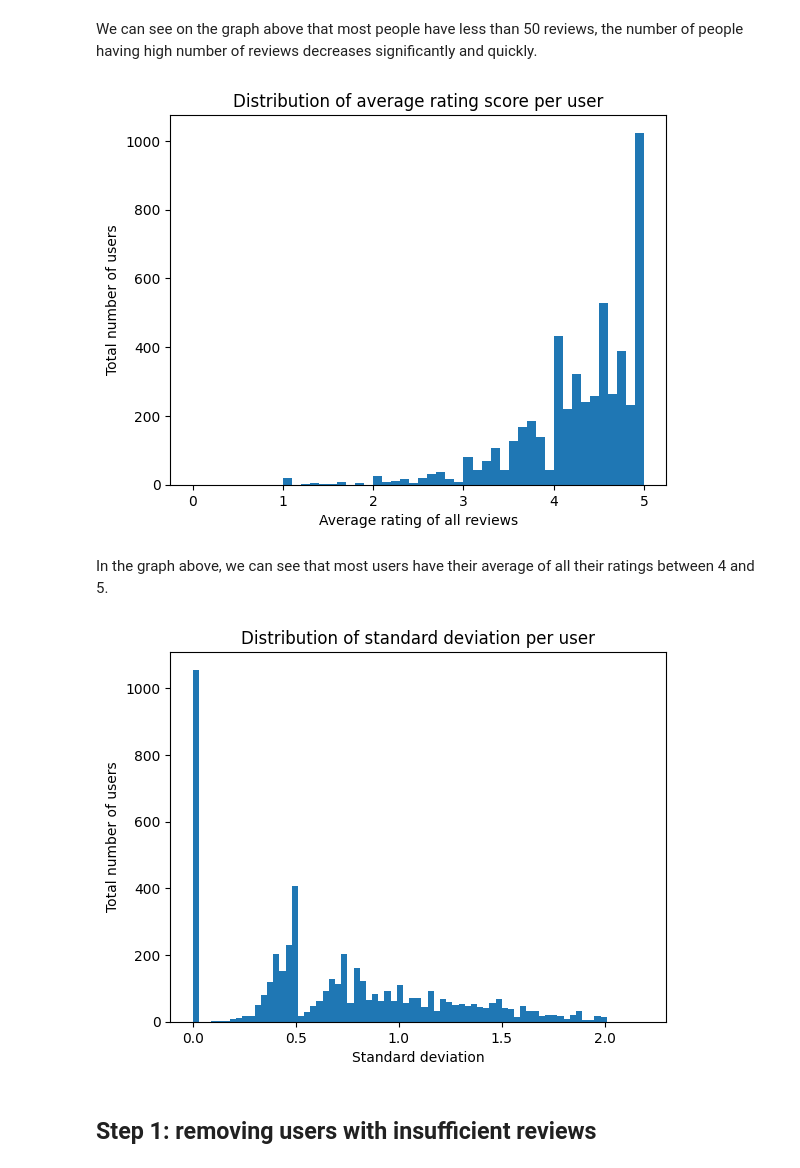
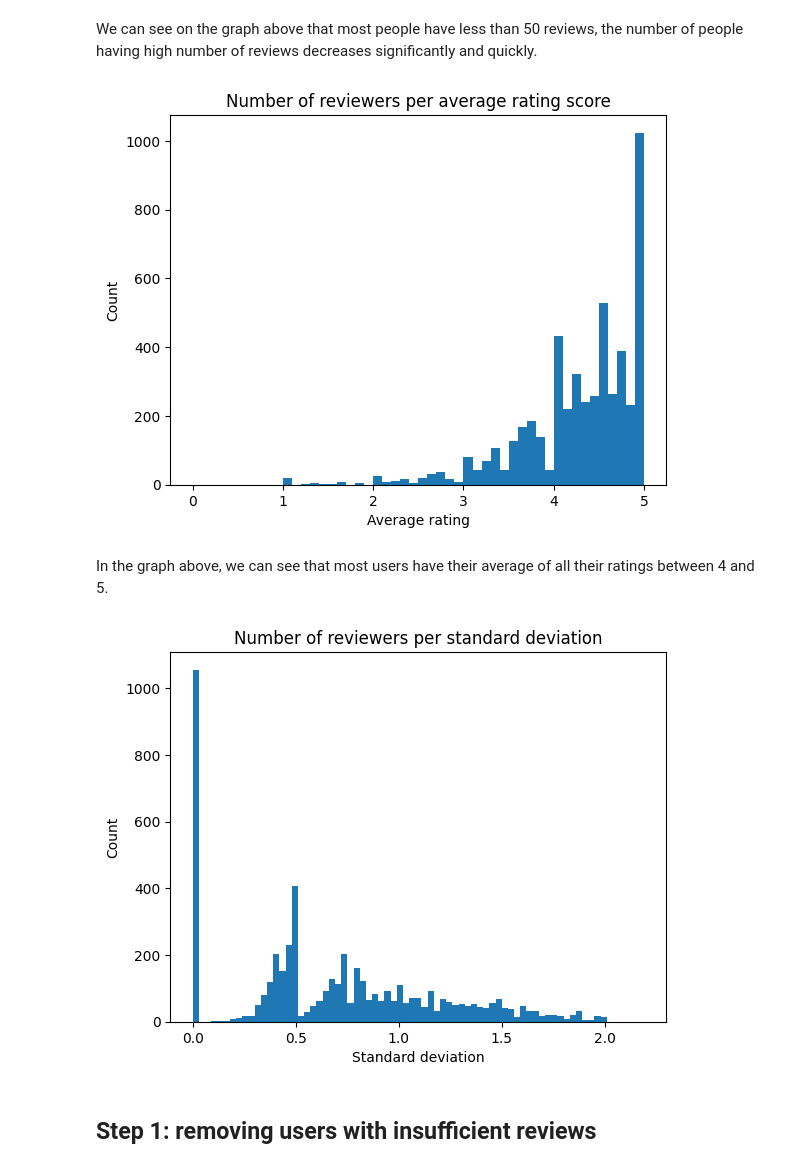
Before and after one commit to Thosam1/BachelorProject, a Jupyter notebook: Bandits/data-preprocessing/amazon_music_filtering.ipynb, the cells around one changed output. Drawn from its saved outputs; the diff is of its cells as text; code cells hidden in the pictures.

Commit message:
added plots for data preprocessing on real data

```diff
--- a/Bandits/data-preprocessing/amazon_music_filtering.ipynb
+++ b/Bandits/data-preprocessing/amazon_music_filtering.ipynb
@@ -73,14 +73,14 @@ for reviewer, review_list in reviews_by_reviewer.items():
 # %%
 average_score_per_user = np.array([np.mean(list(review_dict.values())) for review_dict in items_scores_by_reviewer.values()])
 buckets = np.arange(0, 5.1, 0.1)
 
 plt.hist(average_score_per_user, buckets)
-plt.title('Distribution of average rating score per user')
-plt.xlabel('Average rating of all reviews')
-plt.ylabel('Total number of users')
+plt.title('Number of reviewers per average rating score')
+plt.xlabel('Average rating')
+plt.ylabel('Count')
 plt.show()
 # %% [output]
-[figure, old version]
+[figure, new version]
 # %% [markdown]
 In the graph above, we can see that most users have their average of all their ratings between 4 and 5.
 # %%
@@ -88,12 +88,12 @@ STD_score_per_user = np.array([np.std(list(review_dict.values())) for review_dic
 buckets = np.arange(0, 2.2, 0.03)
 
 plt.hist(STD_score_per_user, buckets)
-plt.title('Distribution of standard deviation per user')
+plt.title('Number of reviewers per standard deviation')
 plt.xlabel('Standard deviation')
-plt.ylabel('Total number of users')
+plt.ylabel('Count')
 plt.show()
 # %% [output]
-[figure, old version]
+[figure, new version]
 # %% [markdown]
 ## Step 1: removing users with insufficient reviews
 # %% [markdown]
```
Also changed, not shown: parts of 7 cells of this notebook, 7 other files.
